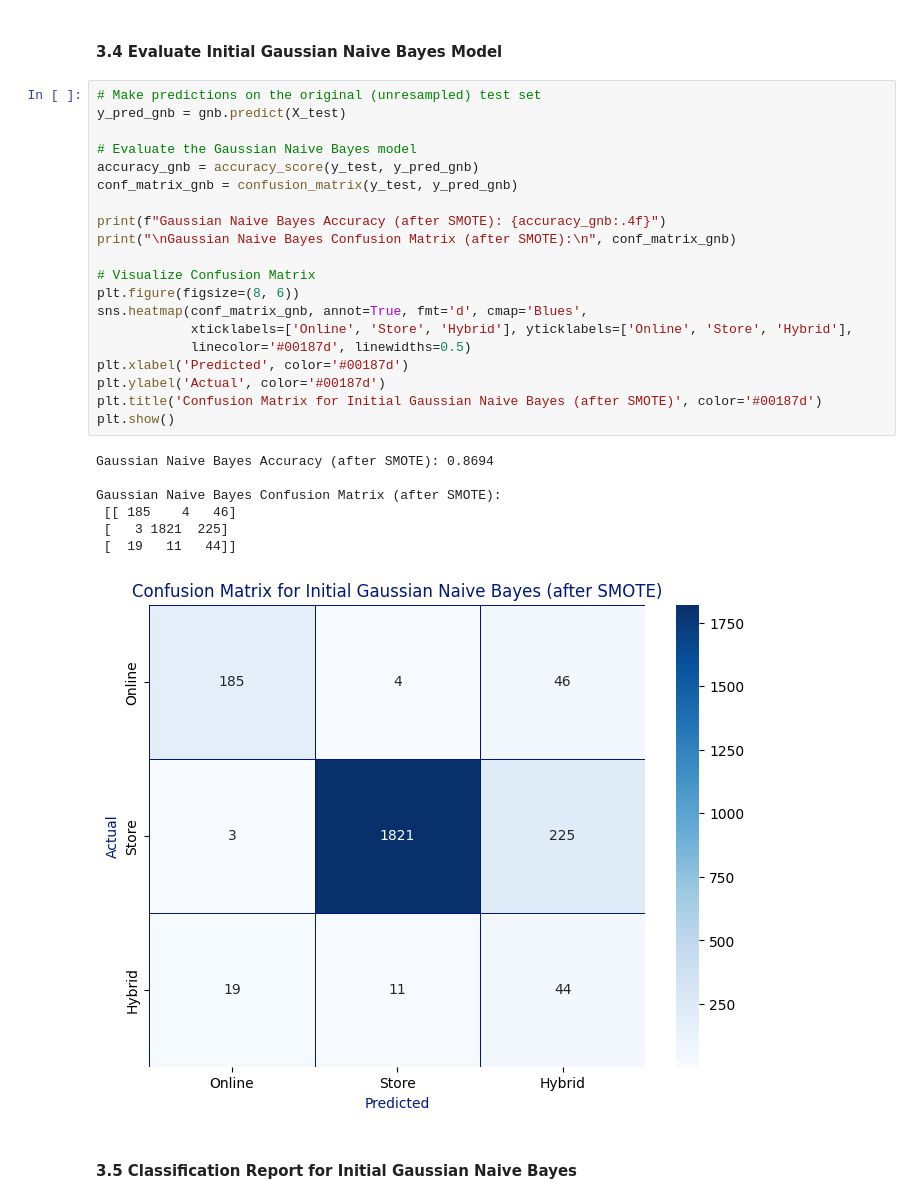
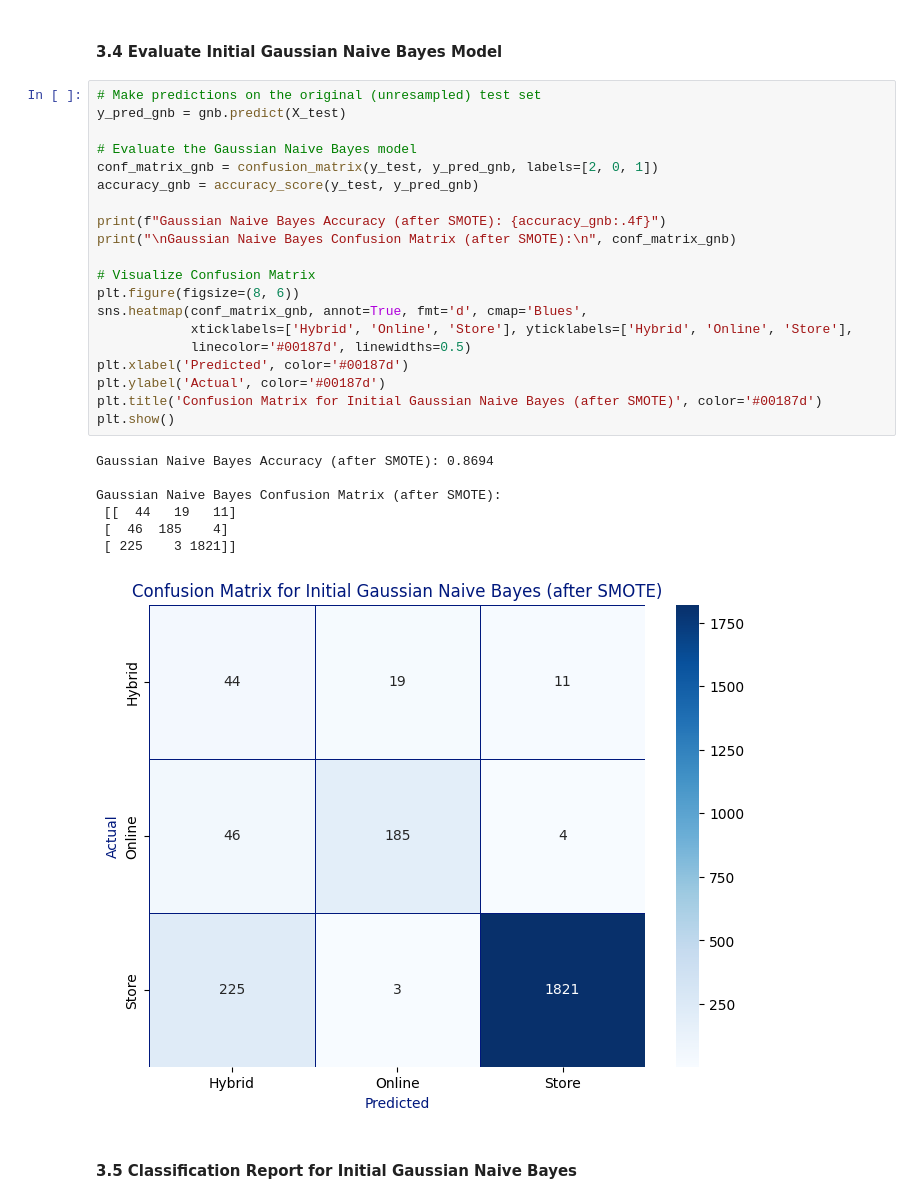
Before and after one commit to eimoehtet/shopping-preferences-prediction, a Jupyter notebook: shopping_behaviour.ipynb, the cells around one changed output. Drawn from its saved outputs; the diff is of its cells as text.

```diff
--- a/shopping_behaviour.ipynb
+++ b/shopping_behaviour.ipynb
@@ -285,31 +287,31 @@ Gaussian Naive Bayes model trained successfully on resampled data.
 # %%
 # Make predictions on the original (unresampled) test set
 y_pred_gnb = gnb.predict(X_test)
 
 # Evaluate the Gaussian Naive Bayes model
+conf_matrix_gnb = confusion_matrix(y_test, y_pred_gnb, labels=[2, 0, 1])
 accuracy_gnb = accuracy_score(y_test, y_pred_gnb)
-conf_matrix_gnb = confusion_matrix(y_test, y_pred_gnb)
 
 print(f"Gaussian Naive Bayes Accuracy (after SMOTE): {accuracy_gnb:.4f}")
 print("\nGaussian Naive Bayes Confusion Matrix (after SMOTE):\n", conf_matrix_gnb)
 
 # Visualize Confusion Matrix
 plt.figure(figsize=(8, 6))
 sns.heatmap(conf_matrix_gnb, annot=True, fmt='d', cmap='Blues',
-            xticklabels=['Online', 'Store', 'Hybrid'], yticklabels=['Online', 'Store', 'Hybrid'],
+            xticklabels=['Hybrid', 'Online', 'Store'], yticklabels=['Hybrid', 'Online', 'Store'],
             linecolor='#00187d', linewidths=0.5)
 plt.xlabel('Predicted', color='#00187d')
 plt.ylabel('Actual', color='#00187d')
 plt.title('Confusion Matrix for Initial Gaussian Naive Bayes (after SMOTE)', color='#00187d')
 plt.show()
 # %% [output]
 Gaussian Naive Bayes Accuracy (after SMOTE): 0.8694
 
 Gaussian Naive Bayes Confusion Matrix (after SMOTE):
- [[ 185    4   46]
- [   3 1821  225]
- [  19   11   44]]
+ [[  44   19   11]
+ [  46  185    4]
+ [ 225    3 1821]]
-[figure, old version]
+[figure, new version]
 # %% [markdown]
 #### 3.5 Classification Report for Initial Gaussian Naive Bayes
 # %%
```
Also changed, not shown: parts of 8 cells of this notebook.
